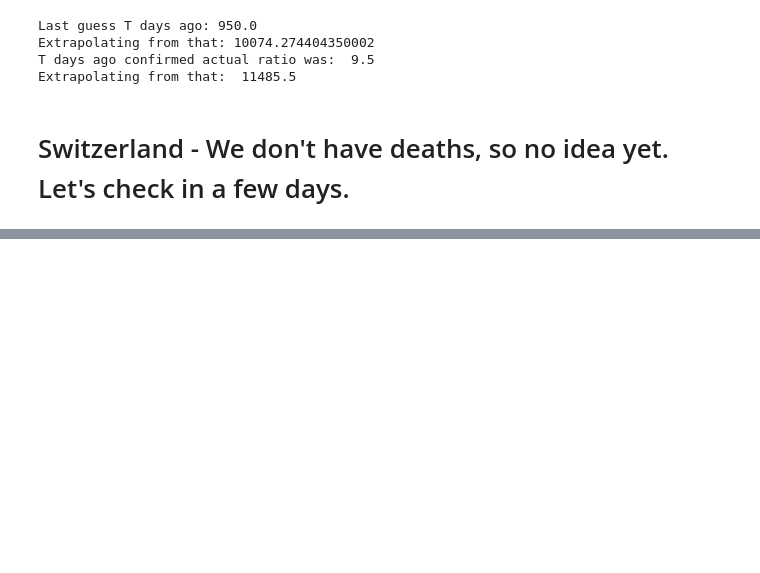
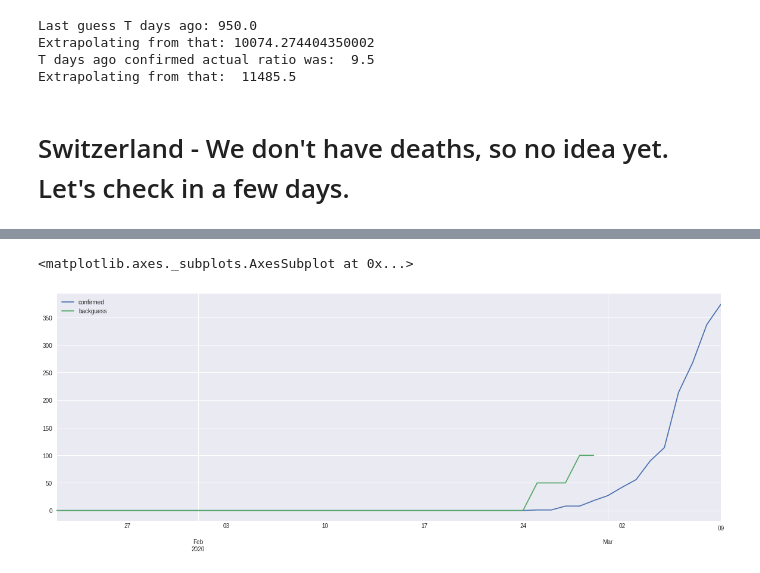
Before and after one commit to acsaba22/covid, a Jupyter notebook: analize03-09.ipynb, the cells around one changed output, grey strips where cells are left out. Cells and saved outputs as stored; diff of their text form; code cells hidden in the pictures; blank space fills up the shorter version.

```diff
--- a/analize03-09.ipynb
+++ b/analize03-09.ipynb
@@ -342,3 +342,9 @@ ch_back.T
 |  | 2020-02-10 | 2020-02-11 | 2020-02-12 | 2020-02-13 | 2020-02-14 | 2020-02-15 | 2020-02-16 | 2020-02-17 | ... |
 | confirmed | 0.0 | 0.0 | 0.0 | 0.0 | 0.0 | 0.0 | 0.0 | 0.0 | ... |
 | backguess | 0.0 | 0.0 | 0.0 | 0.0 | 0.0 | 0.0 | 0.0 | 0.0 | ... |
+# %%
+ch = backGuess('Switzerland')
+ch.plot()
+# %% [output]
+<matplotlib.axes._subplots.AxesSubplot at 0x...>
+[figure, added]
```
Also changed, not shown: 2 other files.
